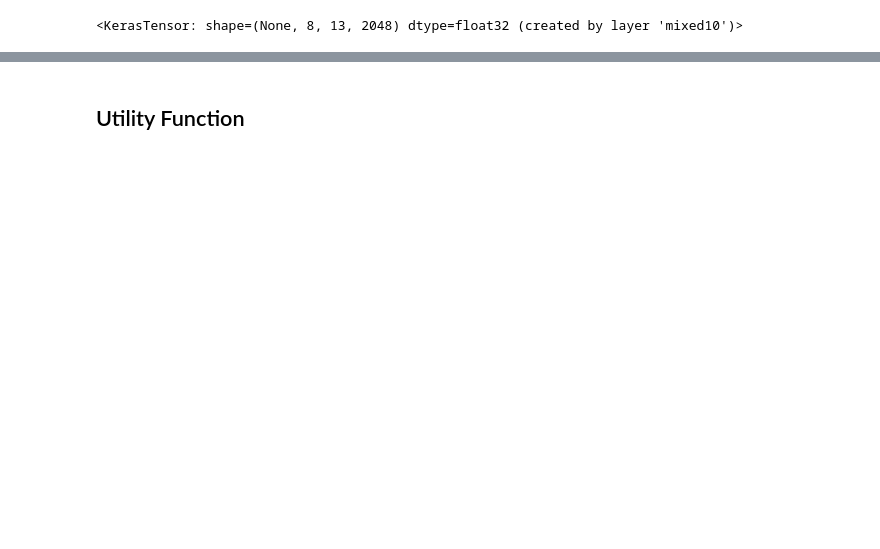
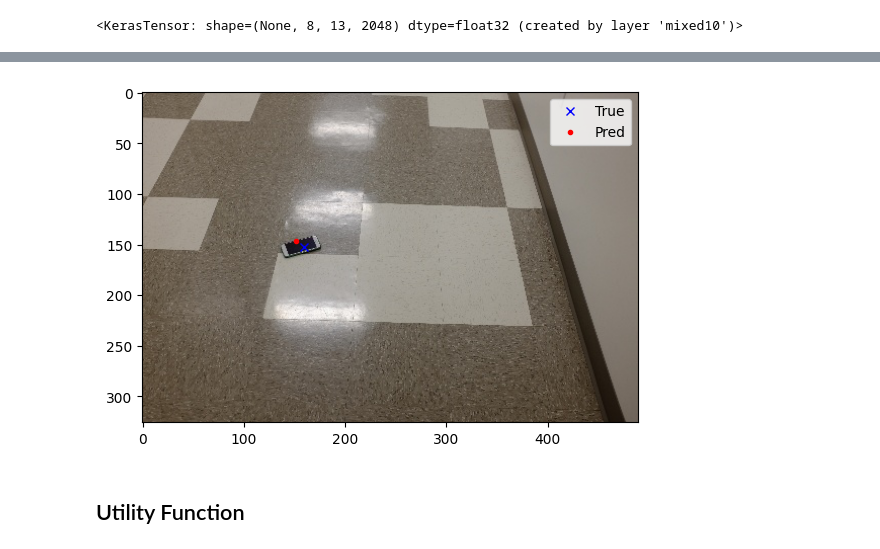
Before and after one commit to shriawesome/Finding-Phone, a Jupyter notebook: Phone_Finder.ipynb, the cells around one changed output, grey strips where cells are left out. Cells and saved outputs as stored; diff of their text form; code cells hidden in the pictures; blank space fills up the shorter version.

```diff
--- a/Phone_Finder.ipynb
+++ b/Phone_Finder.ipynb
@@ -482,3 +526,9 @@ KeyboardInterrupt:
+# %%
+# Plotting the predictions on train set
+idx = 50
+plot_imgs(x_train, y_train, y_pred_train, idx)
+# %% [output]
+[figure, added]
 # %% [markdown]
 ## Utility Function
 # %%
```
Also changed, not shown: parts of 11 cells of this notebook.
